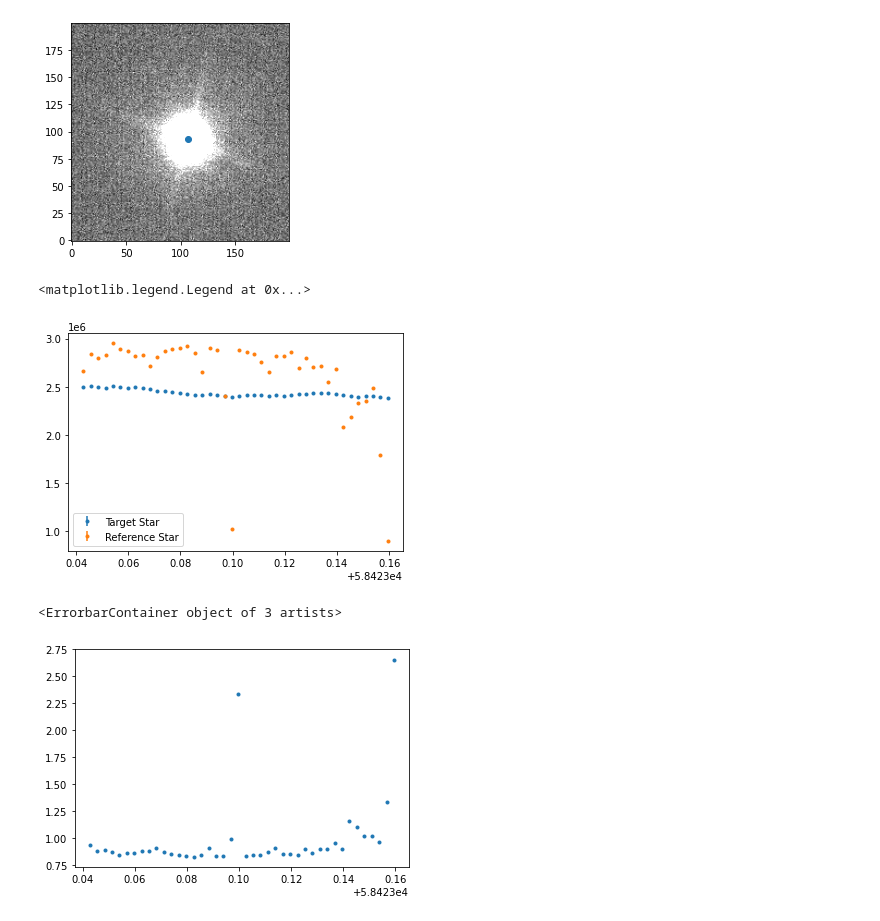
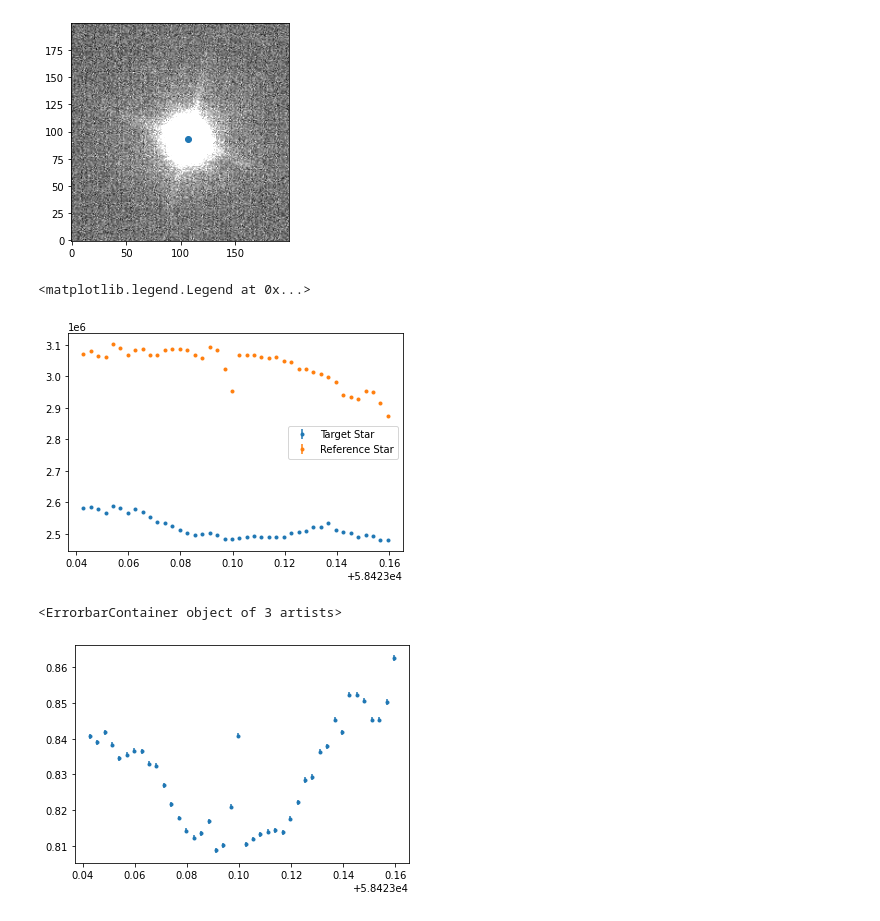
Before and after one commit to Jayshil/Data_Analysis, a Jupyter notebook: Transits/p1.ipynb, the cells around one changed output. Cells and saved outputs as stored; diff of their text form; code cells hidden in the pictures.

```diff
--- a/Transits/p1.ipynb
+++ b/Transits/p1.ipynb
@@ -167,9 +167,16 @@ flx_err = np.zeros(len(lst))
 for i in range(len(lst)):
     img_data1 = fits.getdata(p1 + lst[i])
     subimg1 = img_data1[1775:1975, 3500:3700]
-    cx2, cy2 = find_center(image=subimg1, dist=25)
+    cx2, cy2 = find_center(image=subimg1, dist=35)
+    fig1, ax7 = plt.subplots(1)
+    plt.imshow(subimg1, cmap='gray', vmin=0, vmax=60, origin='lower')
+    plt.scatter(cx2, cy2)
+    Aperture = Wedge((cx2, cy2), 35, 0, 360, width=0.5, color='red')
+    ax7.add_patch(Aperture)
+    plt.savefig(p1 + 'images1/' + lst[i] + '.png')
+    plt.close(fig1)
     skyflx2 = sky(image=subimg1, cenx=cx2, ceny=cy2, skyrado=80, skyradi=70)
-    apr_fl2 = aperture_fl(image=subimg1, cenx=cx2, ceny=cy2, rad=25, skyflux=skyflx2)
+    apr_fl2 = aperture_fl(image=subimg1, cenx=cx2, ceny=cy2, rad=35, skyflux=skyflx2)
     flx[i] =apr_fl2
     flx_err[i] = np.sqrt(apr_fl2)
     hdul = fits.open(p1 + lst[i])
@@ -196,9 +203,16 @@ flx_err_ref = np.zeros(len(lst))
 for i in range(len(lst)):
     img_data1 = fits.getdata(p1 + lst[i])
     subimg1 = img_data1[3500:3700, 2900:3100]
-    cx2, cy2 = find_center(image=subimg1, dist=25)
+    cx2, cy2 = find_center(image=subimg1, dist=35)
+    fig1, ax7 = plt.subplots(1)
+    plt.imshow(subimg1, cmap='gray', vmin=0, vmax=60, origin='lower')
+    plt.scatter(cx2, cy2)
+    Aperture = Wedge((cx2, cy2), 35, 0, 360, width=0.5, color='red')
+    ax7.add_patch(Aperture)
+    plt.savefig(p1 + 'images/' + lst[i] + '.png')
+    plt.close(fig1)
     skyflx2 = sky(image=subimg1, cenx=cx2, ceny=cy2, skyrado=80, skyradi=70)
-    apr_fl2 = aperture_fl(image=subimg1, cenx=cx2, ceny=cy2, rad=25, skyflux=skyflx2)
+    apr_fl2 = aperture_fl(image=subimg1, cenx=cx2, ceny=cy2, rad=35, skyflux=skyflx2)
     flx_ref[i] =apr_fl2
     flx_err_ref[i] = np.sqrt(apr_fl2)
     hdul = fits.open(p1 + lst[i])
@@ -209,7 +223,7 @@ plt.errorbar(times_ref, flx_ref, yerr=flx_err_ref, fmt='.', label='Reference Sta
 plt.legend(loc='best')
 # %% [output]
 <matplotlib.legend.Legend at 0x...>
-[figure, old version]
+[figure, new version]
 # %%
 rel_pho, rel_pho_err = np.zeros(len(lst)), np.zeros(len(lst))
 
@@ -219,7 +233,9 @@ for i in range(len(lst)):
     flx_rel = flx_tar/flx_re
     rel_pho[i], rel_pho_err[i] = np.mean(flx_rel), np.std(flx_rel)
 # %%
+rel_photo = flx/flx_ref
+
 plt.errorbar(times, rel_pho, yerr=rel_pho_err, fmt='.')
 # %% [output]
 <ErrorbarContainer object of 3 artists>
-[figure, old version]
+[figure, new version]
```
Also changed, not shown: parts of 2 cells of this notebook.
